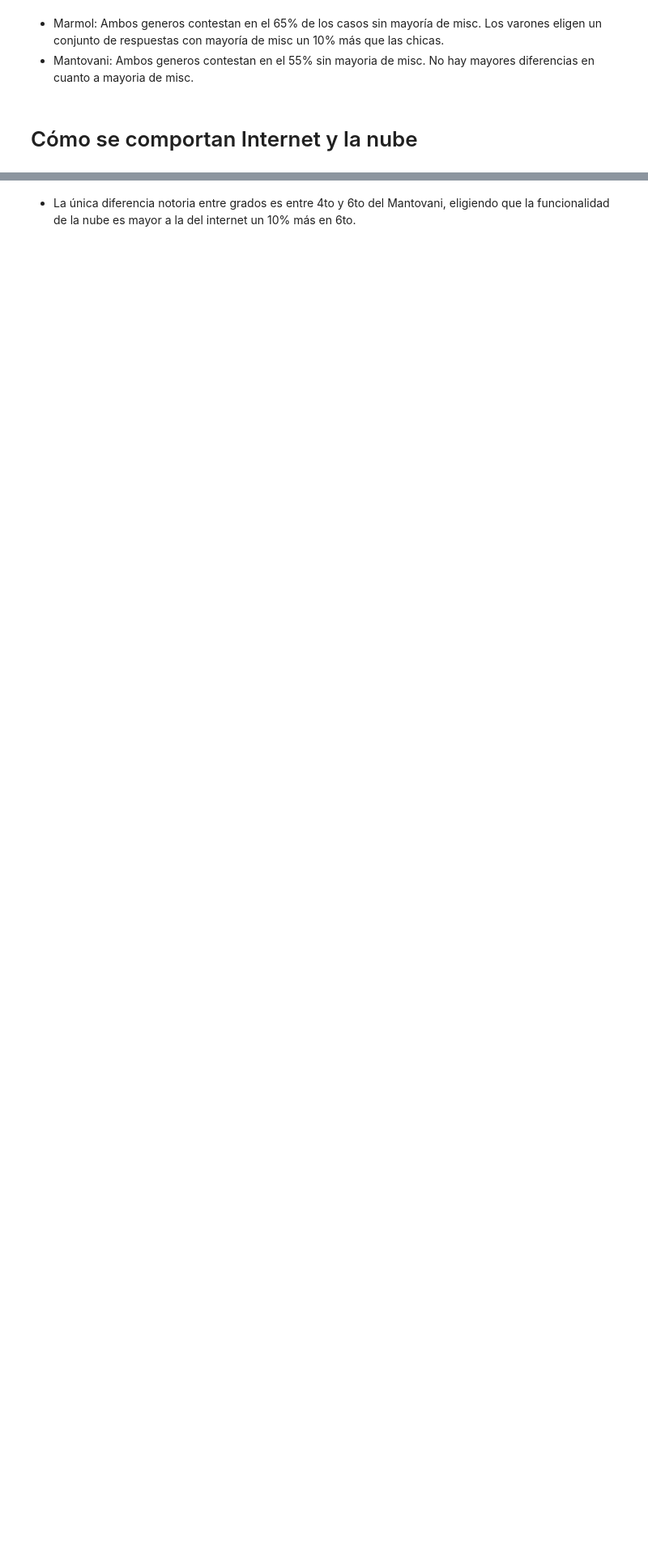
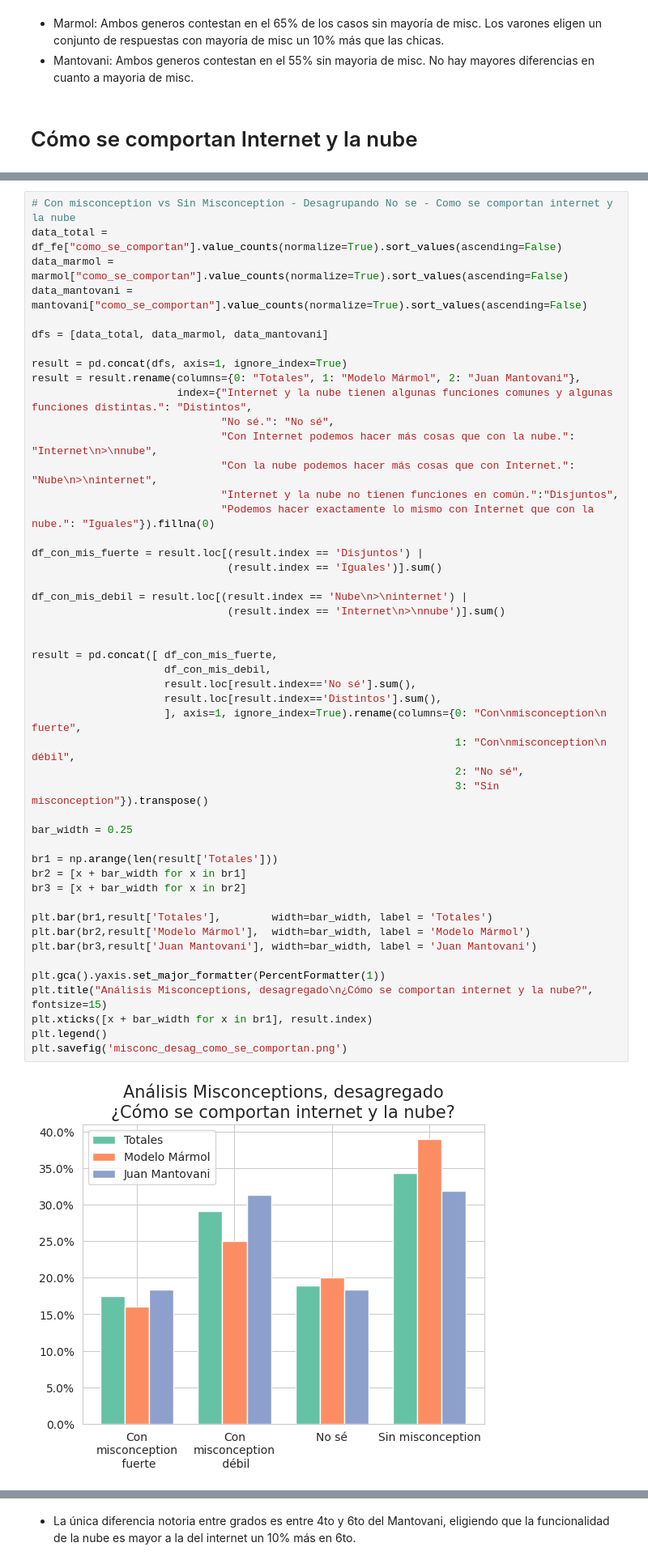
Before and after one commit to fedesassone/tesis, a Jupyter notebook: notebooks/misconceptions/Misconceptions.ipynb, the cells around one changed output, grey strips where cells are left out. Shown at 81% size. Cells and saved outputs as stored; diff of their text form; blank space fills up the shorter version.

```diff
--- a/notebooks/misconceptions/Misconceptions.ipynb
+++ b/notebooks/misconceptions/Misconceptions.ipynb
@@ -3405,0 +3363,50 @@ plt.savefig('misconc_como_se_comportan.png')
+# %%
+# Con misconception vs Sin Misconception - Desagrupando No se - Como se comportan internet y la nube
+data_total = df_fe["como_se_comportan"].value_counts(normalize=True).sort_values(ascending=False)
+data_marmol = marmol["como_se_comportan"].value_counts(normalize=True).sort_values(ascending=False)
+data_mantovani = mantovani["como_se_comportan"].value_counts(normalize=True).sort_values(ascending=False)
+
+dfs = [data_total, data_marmol, data_mantovani]
+
+result = pd.concat(dfs, axis=1, ignore_index=True)
+result = result.rename(columns={0: "Totales", 1: "Modelo Mármol", 2: "Juan Mantovani"},
+                       index={"Internet y la nube tienen algunas funciones comunes y algunas funciones distintas.": "Distintos",
+                              "No sé.": "No sé",
+                              "Con Internet podemos hacer más cosas que con la nube.": "Internet\n>\nnube",
+                              "Con la nube podemos hacer más cosas que con Internet.": "Nube\n>\ninternet",
+                              "Internet y la nube no tienen funciones en común.":"Disjuntos",
+                              "Podemos hacer exactamente lo mismo con Internet que con la nube.": "Iguales"}).fillna(0)
+
+df_con_mis_fuerte = result.loc[(result.index == 'Disjuntos') |
+                               (result.index == 'Iguales')].sum()
+
+df_con_mis_debil = result.loc[(result.index == 'Nube\n>\ninternet') |
+                               (result.index == 'Internet\n>\nnube')].sum()
+
+
+result = pd.concat([ df_con_mis_fuerte,
+                     df_con_mis_debil,
+                     result.loc[result.index=='No sé'].sum(),
+                     result.loc[result.index=='Distintos'].sum(),
+                     ], axis=1, ignore_index=True).rename(columns={0: "Con\nmisconception\n fuerte",
+                                                                   1: "Con\nmisconception\n débil",
+                                                                   2: "No sé",
+                                                                   3: "Sin misconception"}).transpose()
+
+bar_width = 0.25
+
+br1 = np.arange(len(result['Totales']))
+br2 = [x + bar_width for x in br1]
+br3 = [x + bar_width for x in br2]
+
+plt.bar(br1,result['Totales'],        width=bar_width, label = 'Totales')
+plt.bar(br2,result['Modelo Mármol'],  width=bar_width, label = 'Modelo Mármol')
+plt.bar(br3,result['Juan Mantovani'], width=bar_width, label = 'Juan Mantovani')
+
+plt.gca().yaxis.set_major_formatter(PercentFormatter(1))
+plt.title("Análisis Misconceptions, desagregado\n¿Cómo se comportan internet y la nube?", fontsize=15)
+plt.xticks([x + bar_width for x in br1], result.index)
+plt.legend()
+plt.savefig('misconc_desag_como_se_comportan.png')
+# %% [output]
+[figure, added]
```
Also changed, not shown: parts of 14 cells of this notebook, 6 other files.
